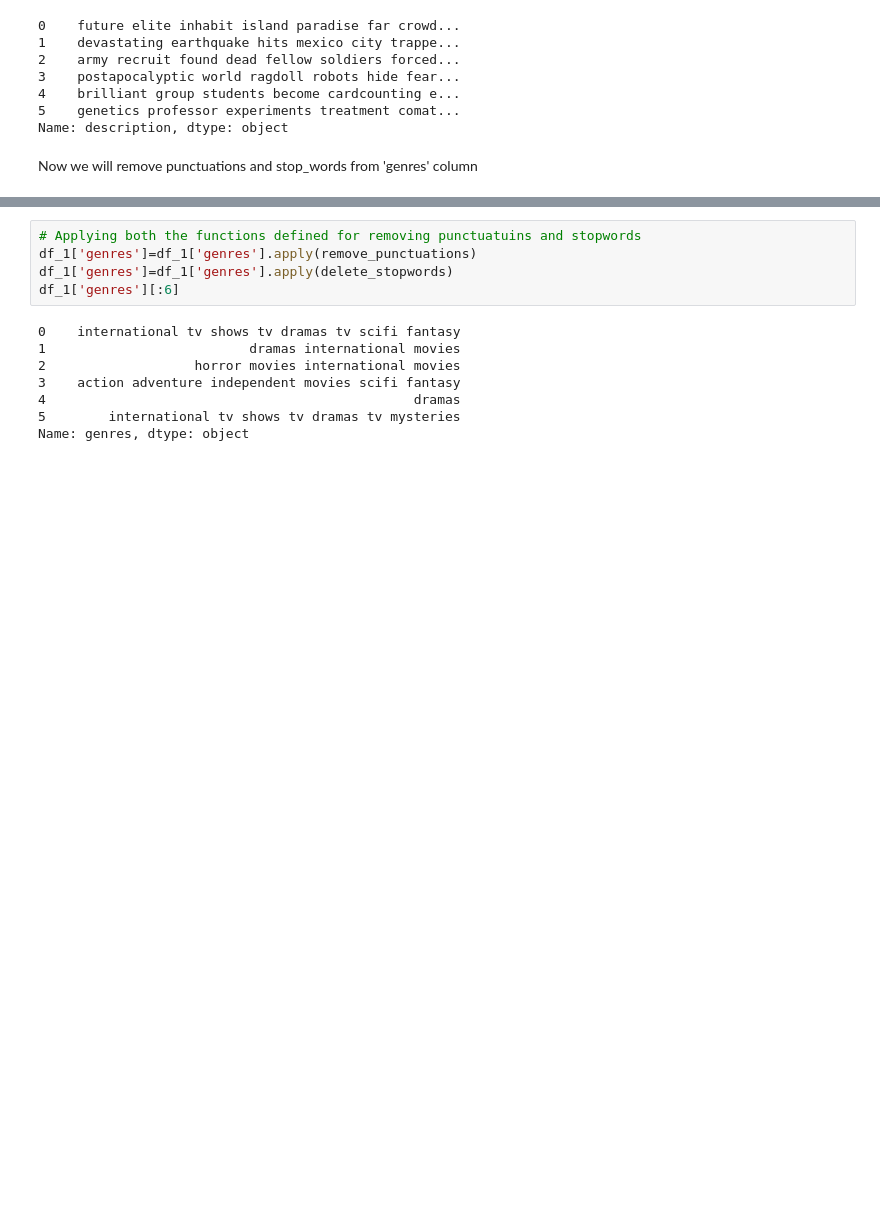
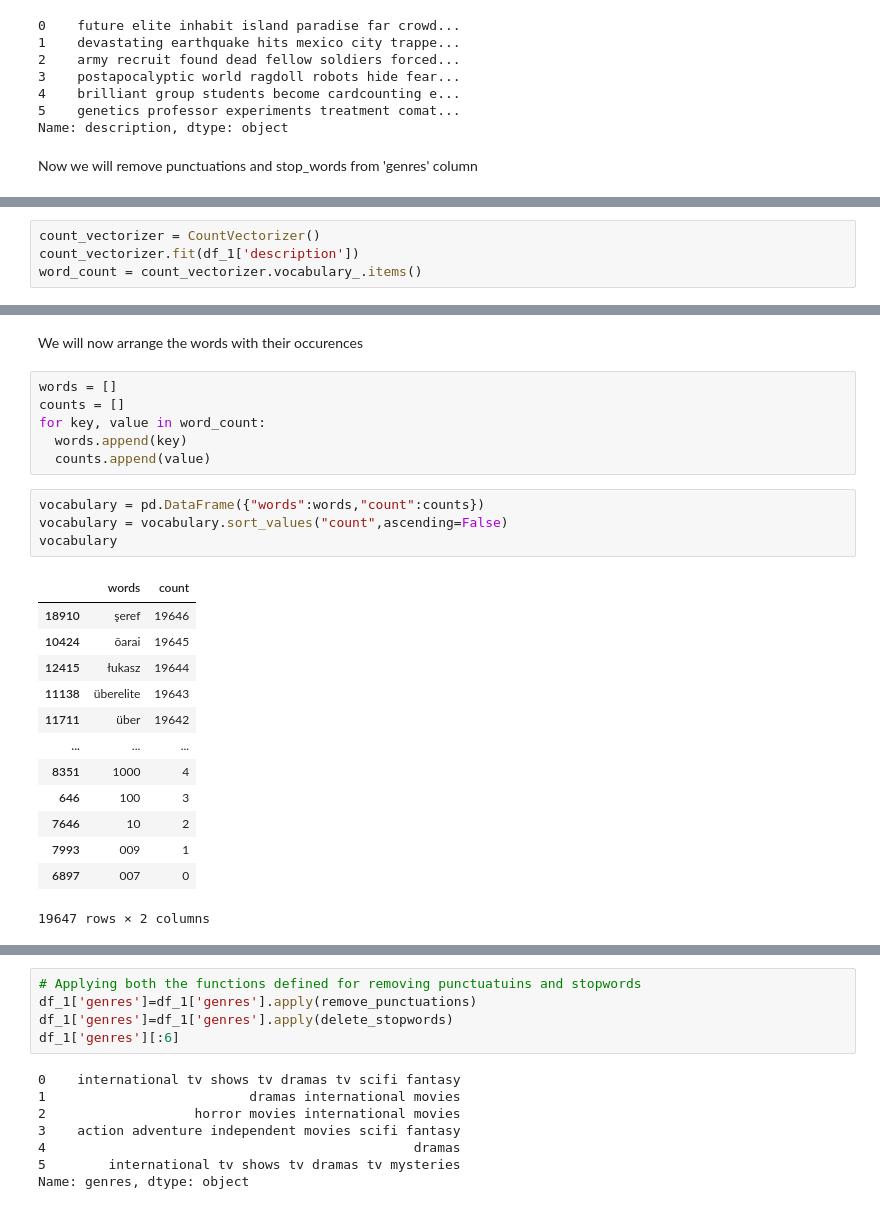
Before and after one commit to sammed97/Netflix-Movies-and-TV-Shows-Clustering, a Jupyter notebook: Copy_of_NETFLIX_MOVIES_AND_TV_SHOWS_CLUSTERING.ipynb, the cells around one changed output, grey strips where cells are left out. Drawn from its saved outputs; the diff is of its cells as text; blank space fills up the shorter version.

```diff
--- a/Copy_of_NETFLIX_MOVIES_AND_TV_SHOWS_CLUSTERING.ipynb
+++ b/Copy_of_NETFLIX_MOVIES_AND_TV_SHOWS_CLUSTERING.ipynb
@@ -713,0 +722,4 @@ Now we will remove punctuations and stop_words from 'genres' column
+# %%
+count_vectorizer = CountVectorizer()
+count_vectorizer.fit(df_1['description'])
+word_count = count_vectorizer.vocabulary_.items()
@@ -713,0 +752,26 @@ Now we will remove punctuations and stop_words from 'genres' column
+# %% [markdown]
+We will now arrange the words with their occurences
+# %%
+words = []
+counts = []
+for key, value in word_count:
+  words.append(key)
+  counts.append(value)
+# %%
+vocabulary = pd.DataFrame({"words":words,"count":counts})
+vocabulary = vocabulary.sort_values("count",ascending=False)
+vocabulary
+# %% [output]
+|  | words | count |
+| 18910 | şeref | 19646 |
+| 10424 | ōarai | 19645 |
+| 12415 | łukasz | 19644 |
+| 11138 | überelite | 19643 |
+| 11711 | über | 19642 |
+| ... | ... | ... |
+| 8351 | 1000 | 4 |
+| 646 | 100 | 3 |
+| 7646 | 10 | 2 |
+| 7993 | 009 | 1 |
+| 6897 | 007 | 0 |
+19647 rows × 2 columns
```
Also changed, not shown: parts of 9 cells of this notebook.
